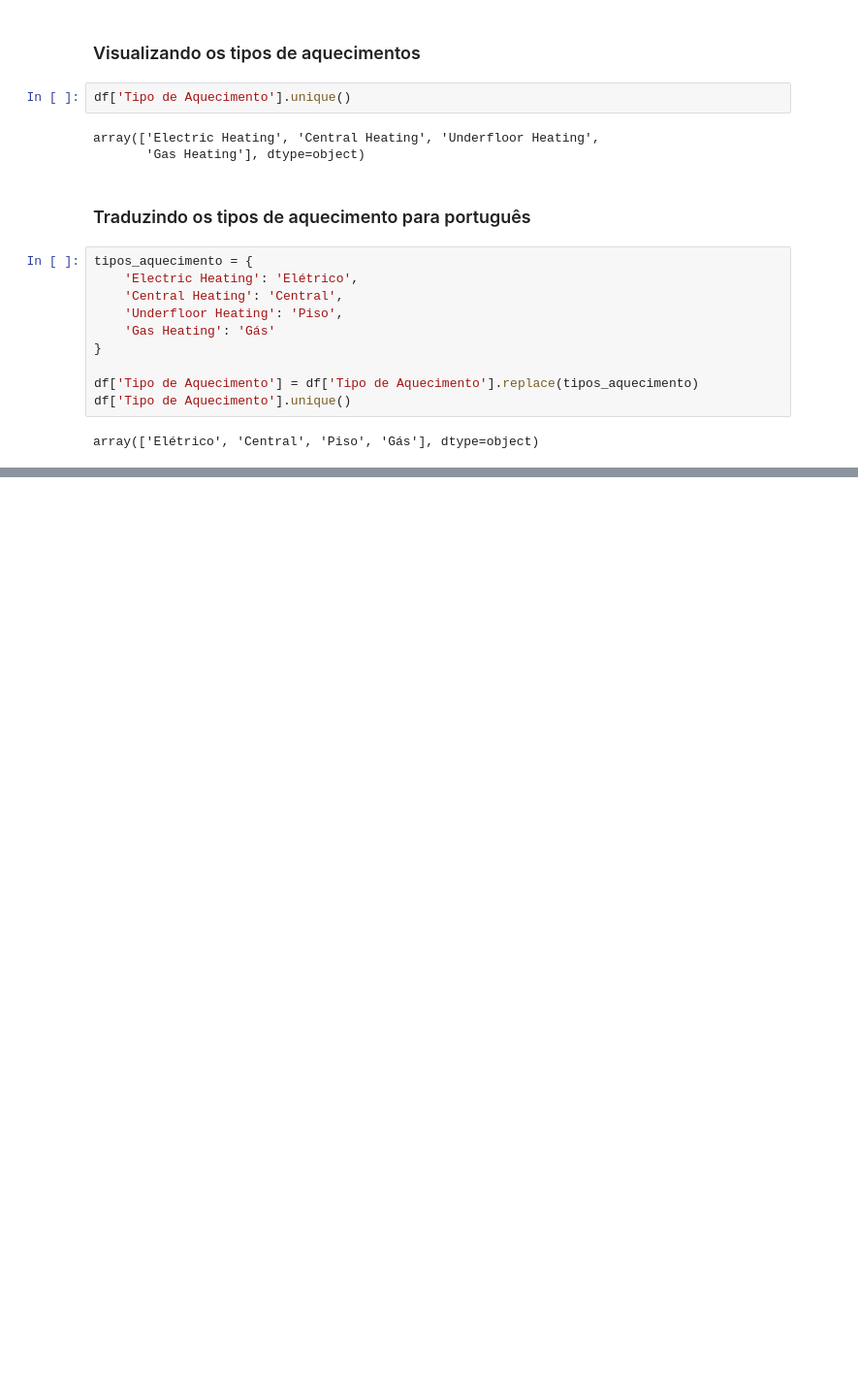
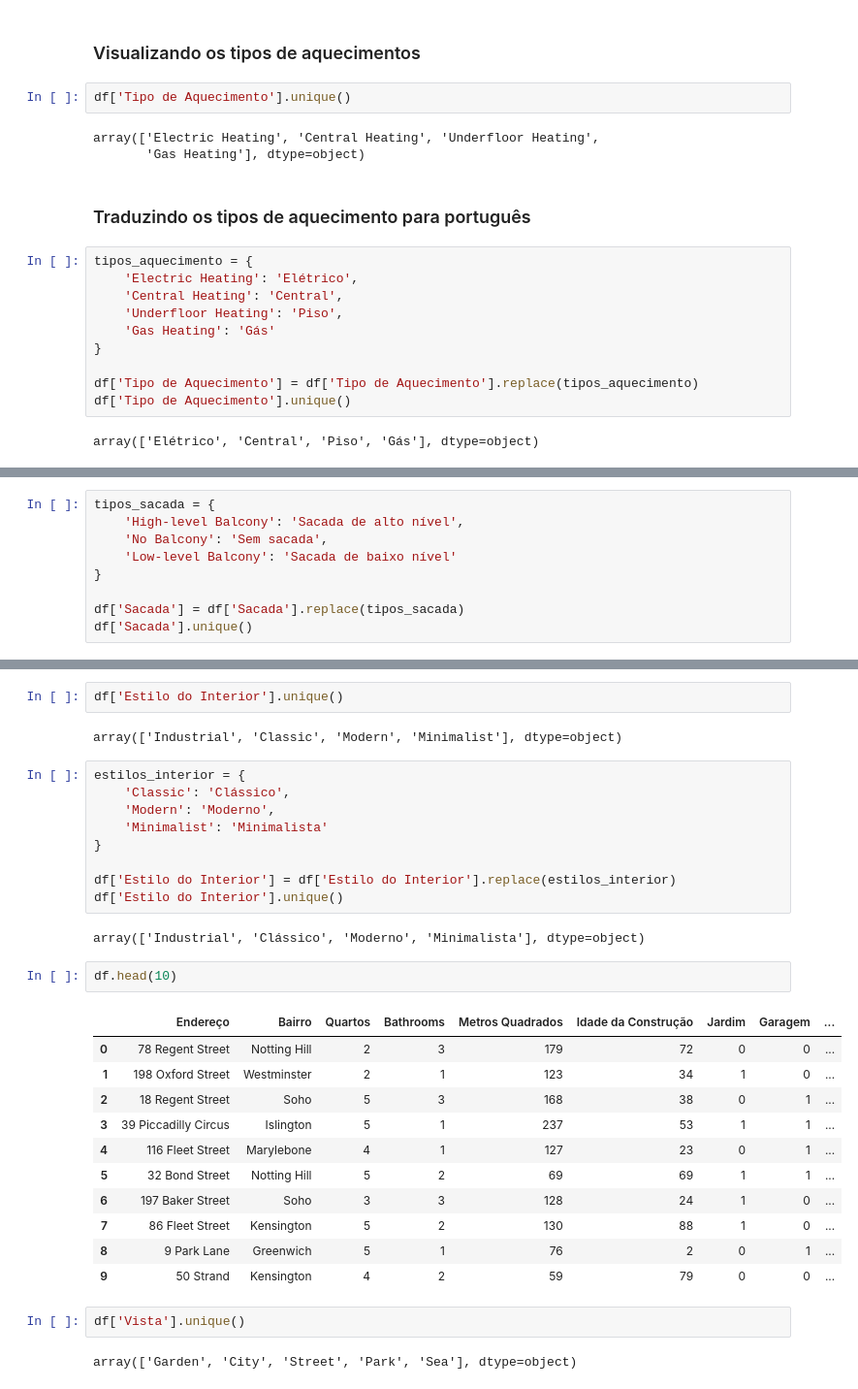
Before and after one commit to gblsouza8/AnaliseCasasEmLondres, a Jupyter notebook: notebook.ipynb, the cells around one changed output, grey strips where cells are left out. Shown at 97% size. Drawn from its saved outputs; the diff is of its cells as text; blank space fills up the shorter version.

```diff
--- a/notebook.ipynb
+++ b/notebook.ipynb
@@ -169,0 +175,9 @@ array(['Elétrico', 'Central', 'Piso', 'Gás'], dtype=object)
+# %%
+tipos_sacada = {
+    'High-level Balcony': 'Sacada de alto nível',
+    'No Balcony': 'Sem sacada',
+    'Low-level Balcony': 'Sacada de baixo nível'
+}
+
+df['Sacada'] = df['Sacada'].replace(tipos_sacada)
+df['Sacada'].unique()
@@ -169,0 +193,33 @@ array(['Elétrico', 'Central', 'Piso', 'Gás'], dtype=object)
+# %%
+df['Estilo do Interior'].unique()
+# %% [output]
+array(['Industrial', 'Classic', 'Modern', 'Minimalist'], dtype=object)
+# %%
+estilos_interior = {
+    'Classic': 'Clássico',
+    'Modern': 'Moderno',
+    'Minimalist': 'Minimalista'
+}
+
+df['Estilo do Interior'] = df['Estilo do Interior'].replace(estilos_interior)
+df['Estilo do Interior'].unique()
+# %% [output]
+array(['Industrial', 'Clássico', 'Moderno', 'Minimalista'], dtype=object)
+# %%
+df.head(10)
+# %% [output]
+|  | Endereço | Bairro | Quartos | Bathrooms | Metros Quadrados | Idade da Construção | Jardim | Garagem | ... |
+| 0 | 78 Regent Street | Notting Hill | 2 | 3 | 179 | 72 | 0 | 0 | ... |
+| 1 | 198 Oxford Street | Westminster | 2 | 1 | 123 | 34 | 1 | 0 | ... |
+| 2 | 18 Regent Street | Soho | 5 | 3 | 168 | 38 | 0 | 1 | ... |
+| 3 | 39 Piccadilly Circus | Islington | 5 | 1 | 237 | 53 | 1 | 1 | ... |
+| 4 | 116 Fleet Street | Marylebone | 4 | 1 | 127 | 23 | 0 | 1 | ... |
+| 5 | 32 Bond Street | Notting Hill | 5 | 2 | 69 | 69 | 1 | 1 | ... |
+| 6 | 197 Baker Street | Soho | 3 | 3 | 128 | 24 | 1 | 0 | ... |
+| 7 | 86 Fleet Street | Kensington | 5 | 2 | 130 | 88 | 1 | 0 | ... |
+| 8 | 9 Park Lane | Greenwich | 5 | 1 | 76 | 2 | 0 | 1 | ... |
+| 9 | 50 Strand | Kensington | 4 | 2 | 59 | 79 | 0 | 0 | ... |
+# %%
+df['Vista'].unique()
+# %% [output]
+array(['Garden', 'City', 'Street', 'Park', 'Sea'], dtype=object)
```
Also changed, not shown: parts of 12 cells of this notebook.
